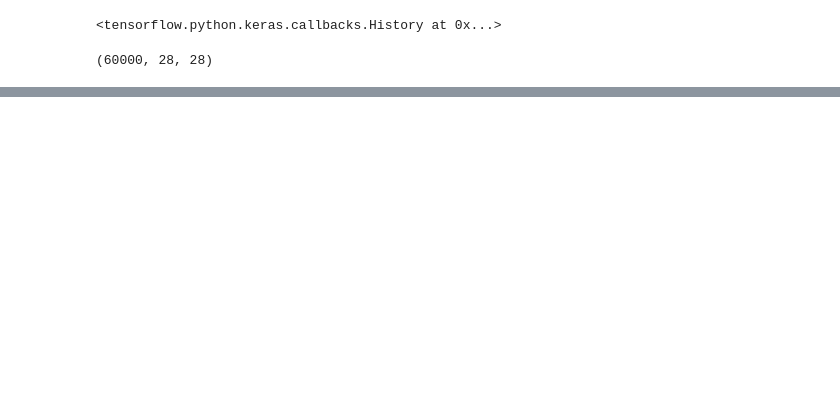
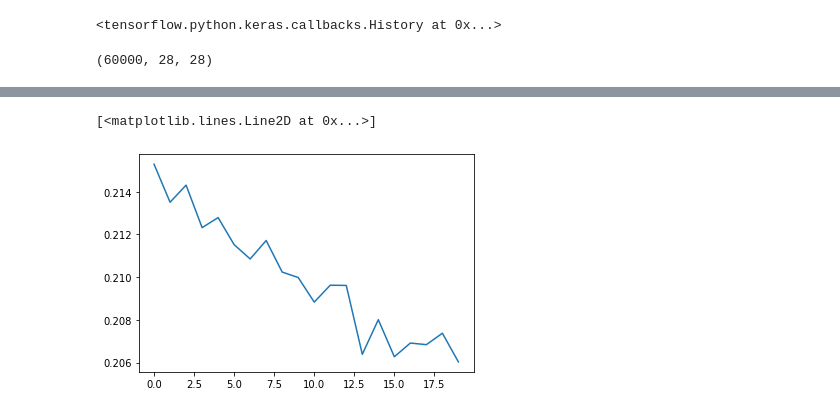
Before and after one commit to Gergolini/Titanic, a Jupyter notebook: tf_basics.ipynb, the cells around one changed output, grey strips where cells are left out. Cells and saved outputs as stored; diff of their text form; code cells hidden in the pictures; blank space fills up the shorter version.

```diff
--- a/tf_basics.ipynb
+++ b/tf_basics.ipynb
@@ -209,0 +240,13 @@ X_train_bin[0].shape
+# %%
+model = Sequential() # empty placeholder
+model.add(Flatten(input_shape=(28, 28)))
+model.add(Dense(20, activation='relu', kernel_regularizer=regularizers.l2(0.0)))
+model.add(Dense(10, activation='relu', kernel_regularizer=regularizers.l2(0.0)))
+model.add(Dense(10, activation='relu', kernel_regularizer=regularizers.l2(0.0)))
+model.add(Dense(10, activation='softmax', kernel_regularizer=regularizers.l2(0.0)))
+optimizer = Adam()
+model.compile(optimizer=optimizer, loss='categorical_crossentropy', metrics=['accuracy', 'AUC'])
+# \sum_i (p-1)*log(p-1) + p*log(p)
+# real: 1, pred: 1
+# real: 0, pred: 1.0
+model.summary()
@@ -209,0 +286,4 @@ X_train_bin[0].shape
+# %%
+model.fit(x=X_train, y=tf.one_hot(y_train, 10, dtype=tf.int8),
+          validation_data=(X_test, tf.one_hot(y_test, 10, dtype=tf.int8)),
+          epochs=20)
@@ -209,0 +365,5 @@ X_train_bin[0].shape
+# %%
+plt.plot(model.history.history['loss'])
+# %% [output]
+[<matplotlib.lines.Line2D at 0x...>]
+[figure, added]
```
Also changed, not shown: parts of 26 cells of this notebook, 1 other file.
